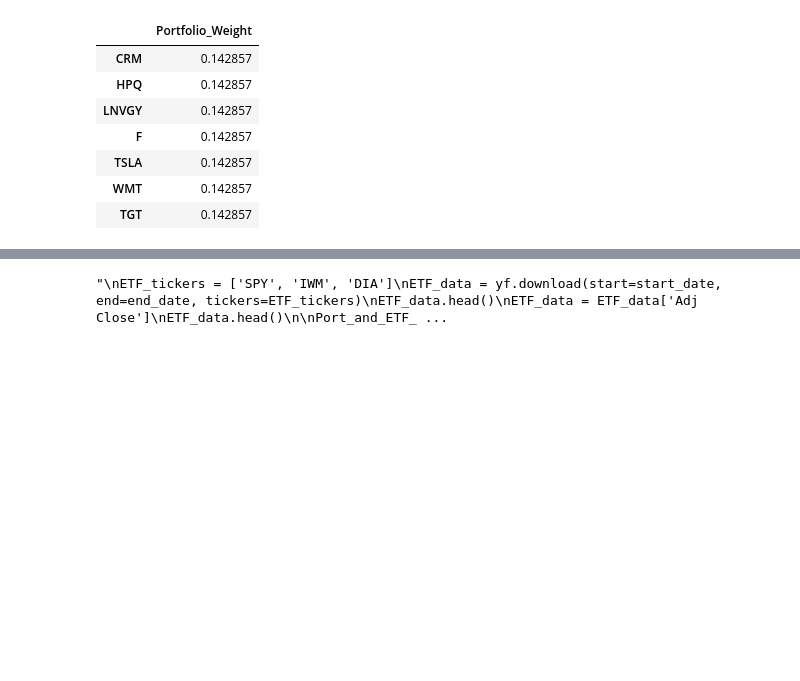
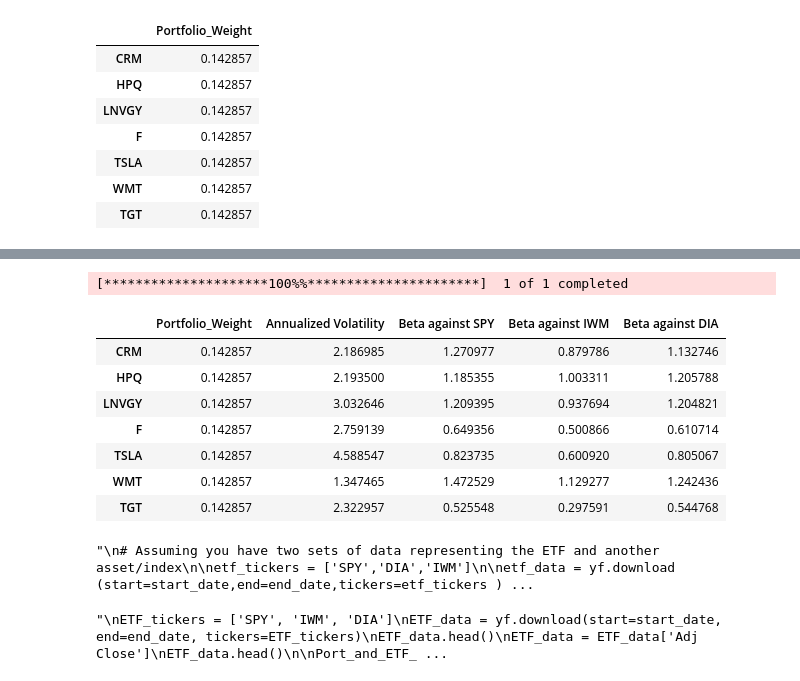
Before and after one commit to Nnafanta/QF_Spring_2024_Samuel-Guerrier, a Jupyter notebook: 1st_project.ipynb, the cells around one changed output, grey strips where cells are left out. Saved outputs shown, nothing was run; the diff lists cells and outputs as text; code cells hidden in the pictures; blank space fills up the shorter version.

```diff
--- a/1st_project.ipynb
+++ b/1st_project.ipynb
@@ -158,0 +186,4 @@ my_port_table
+# %%
+## Resulting table after calculating 1e.
+my_port_table['Beta against IWM'] = betas_iwm
+my_port_table
@@ -158,0 +199,40 @@ my_port_table
+# %%
+## Calculation for 1f.
+
+## First download Adjusted Close Price data for DIA
+dia = yf.download(start=start_date, end=end_date, tickers='DIA')
+dia = dia['Adj Close']
+
+## Combine portfolio and DIA data into a single DataFrame
+my_port_and_dia_data = pd.concat([my_port, dia], axis=1)
+my_port_and_dia_data.columns = my_tickers + ['DIA']
+
+## Calculate daily returns
+my_port_and_dia__d_returns = my_port_and_dia_data.pct_change().dropna()
+
+## Calculate covariance matrix
+my_port_and_dia_cov_matrix = my_port_and_dia__d_returns.cov()
+
+## Extract covariances with IWM
+cov_with_dia = my_port_and_dia_cov_matrix['DIA'].drop('DIA')
+
+## Calculate DIA variance
+dia_variance = my_port_and_dia_cov_matrix.loc['DIA', 'DIA']
+
+# Calculate beta
+betas_dia = cov_with_dia / dia_variance
+# %% [output]
+[*********************100%%**********************]  1 of 1 completed
+# %%
+## Resulting table after calculating 1f.
+my_port_table['Beta against DIA'] = betas_dia
+my_port_table
+# %% [output]
+|  | Portfolio_Weight | Annualized Volatility | Beta against SPY | Beta against IWM | Beta against DIA |
+| CRM | 0.142857 | 2.186985 | 1.270977 | 0.879786 | 1.132746 |
+| HPQ | 0.142857 | 2.193500 | 1.185355 | 1.003311 | 1.205788 |
+| LNVGY | 0.142857 | 3.032646 | 1.209395 | 0.937694 | 1.204821 |
+| F | 0.142857 | 2.759139 | 0.649356 | 0.500866 | 0.610714 |
+| TSLA | 0.142857 | 4.588547 | 0.823735 | 0.600920 | 0.805067 |
+| WMT | 0.142857 | 1.347465 | 1.472529 | 1.129277 | 1.242436 |
+| TGT | 0.142857 | 2.322957 | 0.525548 | 0.297591 | 0.544768 |
@@ -159,3 +241,35 @@ my_port_table
+# %%
+## Calculation of 2a. and 2b.
+'''
+# Assuming you have two sets of data representing the ETF and another asset/index
+
+etf_tickers = ['SPY','DIA','IWM']
+
+etf_data = yf.download (start=start_date,end=end_date,tickers=etf_tickers )
+
+etf_data =  etf_data['Adj Close']
+
+def get_etf_prices(etf_tickers,start_date,end_date):
+  etf_data
+  return etf_data
+
+etf_prices = get_etf_prices(etf_tickers,start_date,end_date)
+
+
+
+# Create a DataFrame with the data
+all_tickers = my_tickers.extend(etf_tickers)
+
+port_and_etf_data = {'ETF': etf_prices, 'Stock Prices': stock_prices}
+
+etf_table = pd.DataFrame(port_and_etf_data).set_index('{Port_and_Etf_Tickers')
+
+
+etf_table = pd.DataFrame(etf_data, columns= ['ETF Adj Close Prices'], index=etf_tickers)
+etf_table
+'''
+# %% [output]
+"\n# Assuming you have two sets of data representing the ETF and another asset/index\n\netf_tickers = ['SPY','DIA','IWM']\n\netf_data = yf.download (start=start_date,end=end_date,tickers=etf_tickers ) ...
 # %%
 
 ## Calculation for 3
```
Also changed, not shown: parts of 9 cells of this notebook.
